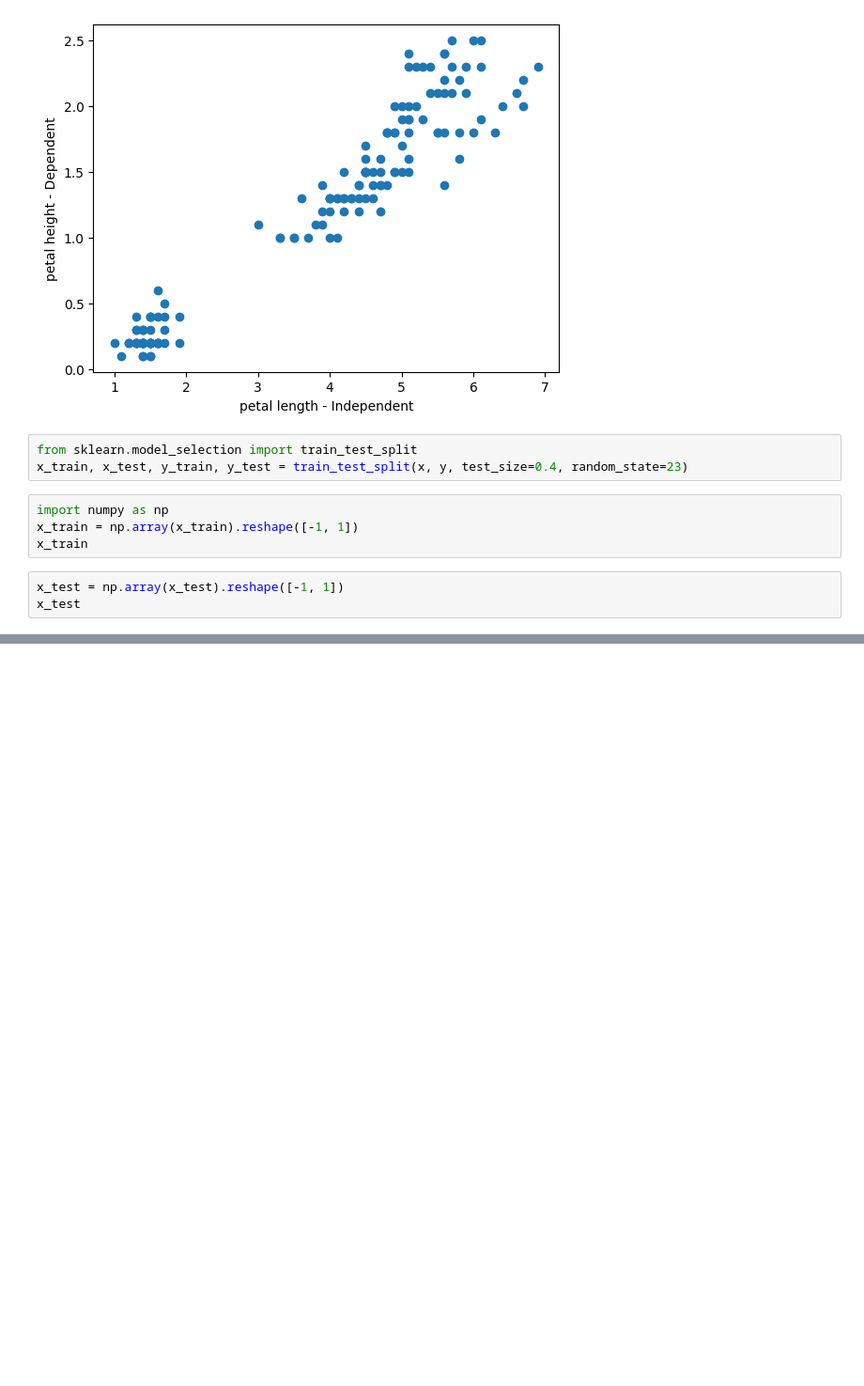
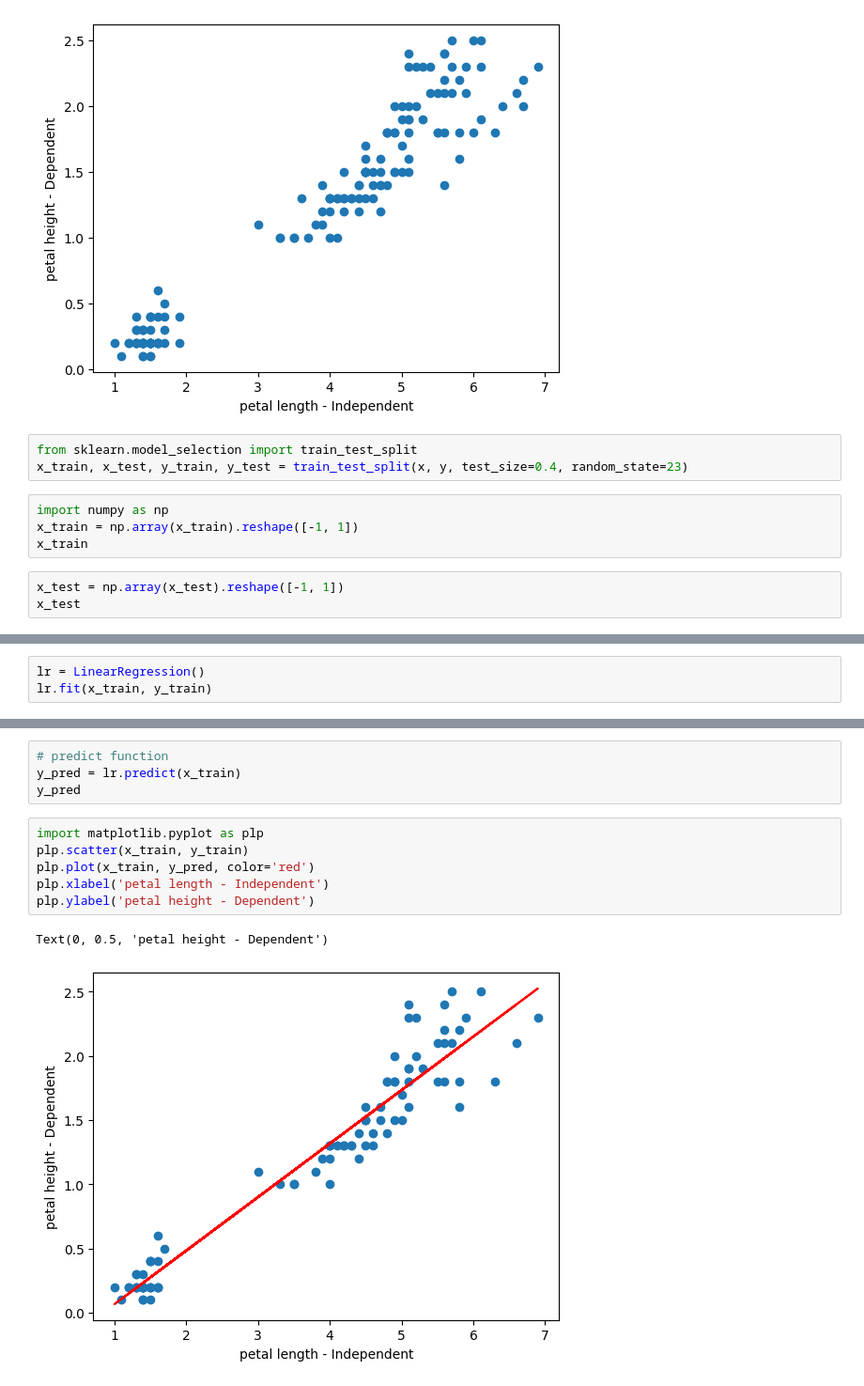
Before and after one commit to brightonchebor/GenAI, a Jupyter notebook: liner-regression2.ipynb, the cells around one changed output, grey strips where cells are left out. Shown: that part at 94% size. Drawn from its saved outputs; the diff is of its cells as text; blank space fills up the shorter version.

```diff
--- a/liner-regression2.ipynb
+++ b/liner-regression2.ipynb
@@ -57,0 +60,3 @@ x_test
+# %%
+lr = LinearRegression()
+lr.fit(x_train, y_train)
@@ -57,0 +72,13 @@ x_test
+# %%
+# predict function
+y_pred = lr.predict(x_train)
+y_pred
+# %%
+import matplotlib.pyplot as plp
+plp.scatter(x_train, y_train)
+plp.plot(x_train, y_pred, color='red')
+plp.xlabel('petal length - Independent')
+plp.ylabel('petal height - Dependent')
+# %% [output]
+Text(0, 0.5, 'petal height - Dependent')
+[figure, added]
```
Also changed, not shown: parts of 3 cells of this notebook.
